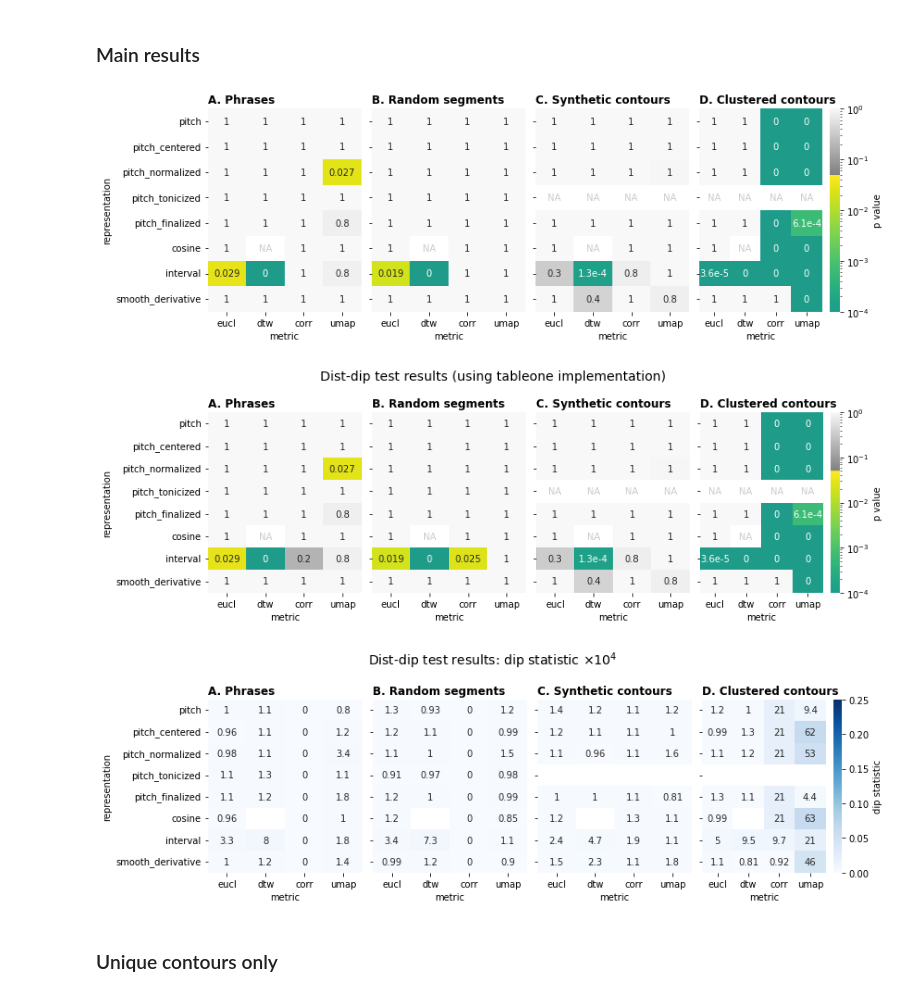
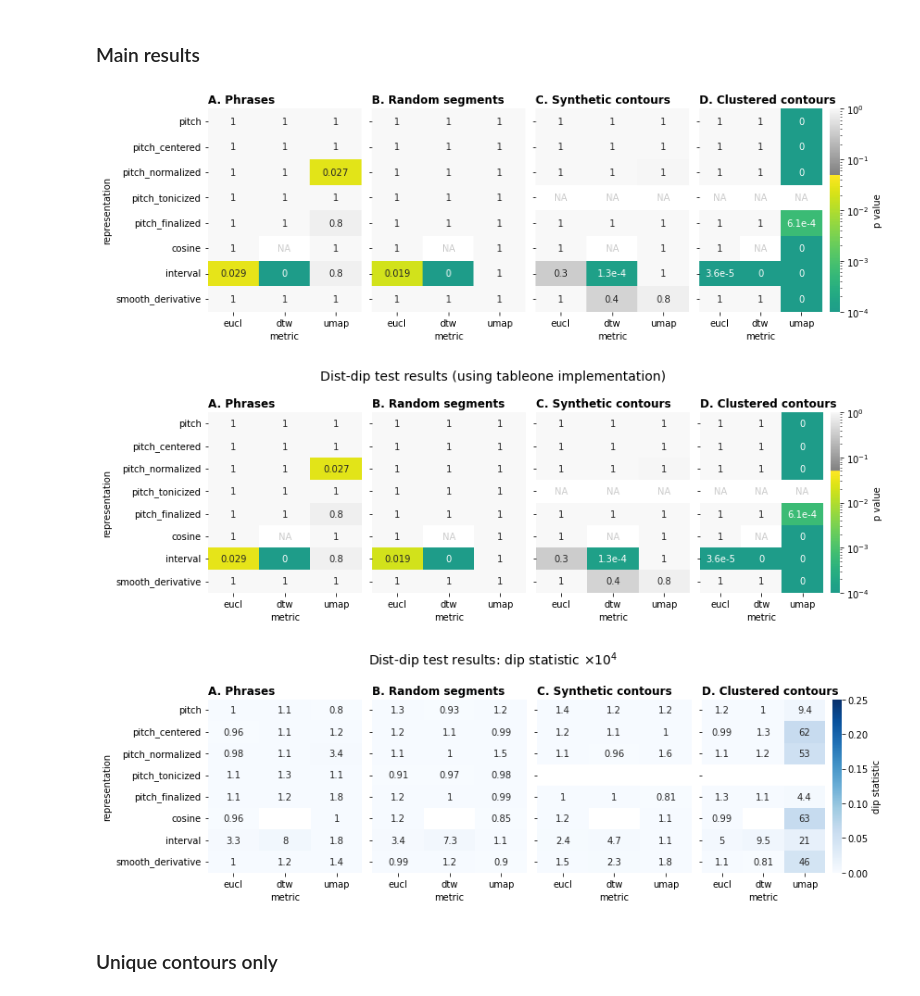
Before and after one commit to bacor/shapes-of-music, a Jupyter notebook: clean_notebooks/Dist-dip test results.ipynb, the cells around one changed output. Saved outputs shown, nothing was run; the diff lists cells and outputs as text; code cells hidden in the pictures.

```diff
--- a/clean_notebooks/Dist-dip test results.ipynb
+++ b/clean_notebooks/Dist-dip test results.ipynb
@@ -61,25 +61,25 @@ def show_p_values(df, alpha=0.05, vmin=1e-4, vmax=1, ax=None, **kwargs):
 # %%
 def results_dip_test_representation_vs_metric(query, datasets, titles=None, results=results, values='diptest_p', plot_fn=show_p_values):
     N = len(datasets)
     fig, axs = plt.subplots(1, N, sharex=True, sharey=True, figsize=(N*3, 4), tight_layout=True)
     for i, (ax, dataset) in enumerate(zip(axs, datasets)):
         df = (results.query(f'{query} and dataset=="{dataset}"')
             .pivot_table(values=values, index='representation', columns='metric')
-            .reindex(index=ALL_REPRESENTATIONS, columns=['eucl', 'dtw', 'corr', 'umap']))
+            .reindex(index=ALL_REPRESENTATIONS, columns=['eucl', 'dtw', 'umap']))
         plot_fn(df, ax=ax, cbar=i == N-1)
         title(titles[i] if titles else dataset, ax=ax)
         if i >= 1:
             ax.set_ylabel('')
 
 sub_dfs = results_dip_test_representation_vs_metric(
     'unique=="all" and length=="all" and dimensionality==50',
     datasets=['combined-phrase', 'combined-random', 'markov', 'clustered'],
     titles=['A. Phrases', 'B. Random segments', 'C. Synthetic contours', 'D. Clustered contours'],
     values='diptest_p'
 )
 plt.savefig('../figures/fig-dist-dip-test-tables/main-result-table.pdf')
 # %% [output]
-[figure, old version]
+[figure, new version]
 # %%
 # Sanity check: other implementation of the dip test
 
@@ -91,7 +91,7 @@ results_dip_test_representation_vs_metric(
 )
 plt.suptitle('Dist-dip test results (using tableone implementation)', fontsize=14);
 # %% [output]
-[figure, old version]
+[figure, new version]
 # %%
 def show_dip_values(df, cmap='Blues', factor=1000, vmin=0, vmax=0.25, **kwargs):
     return sns.heatmap(
@@ -112,7 +112,7 @@ results_dip_test_representation_vs_metric(
 )
 plt.suptitle('Dist-dip test results: dip statistic $\\times 10^4$', fontsize=14);
 # %% [output]
-[figure, old version]
+[figure, new version]
 # %% [markdown]
 ### Unique contours only
 # %%
```
Also changed, not shown: parts of 6 cells of this notebook, 21 other files.
